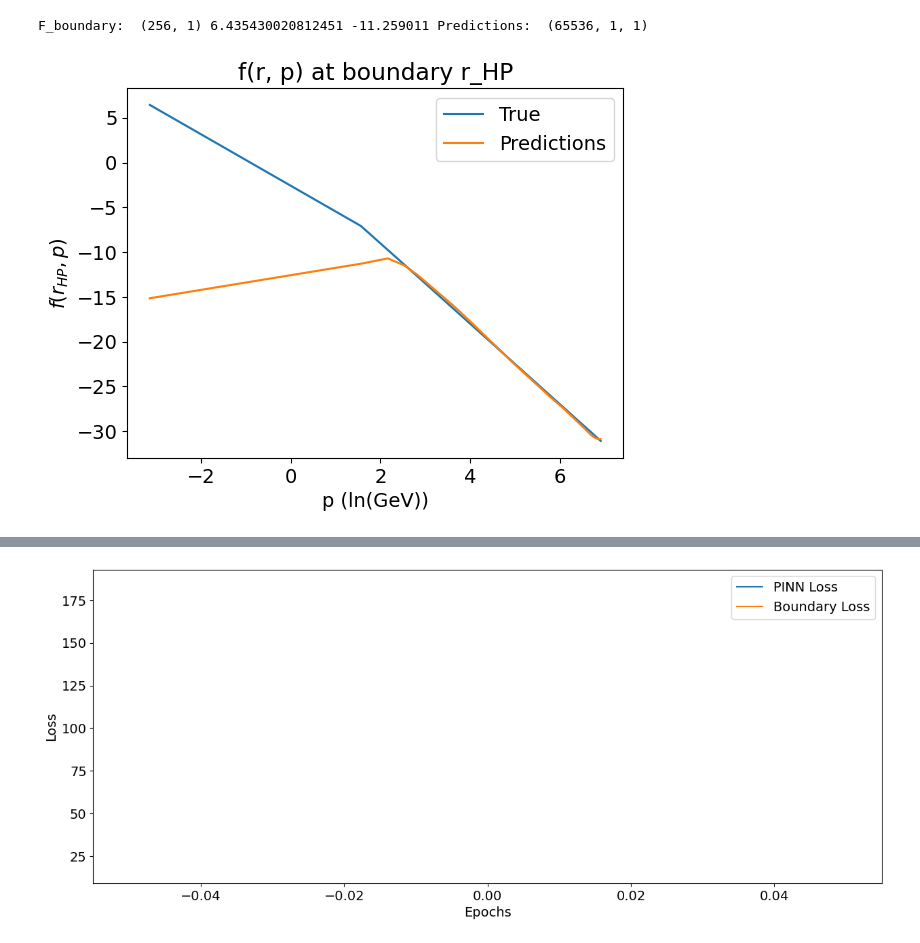
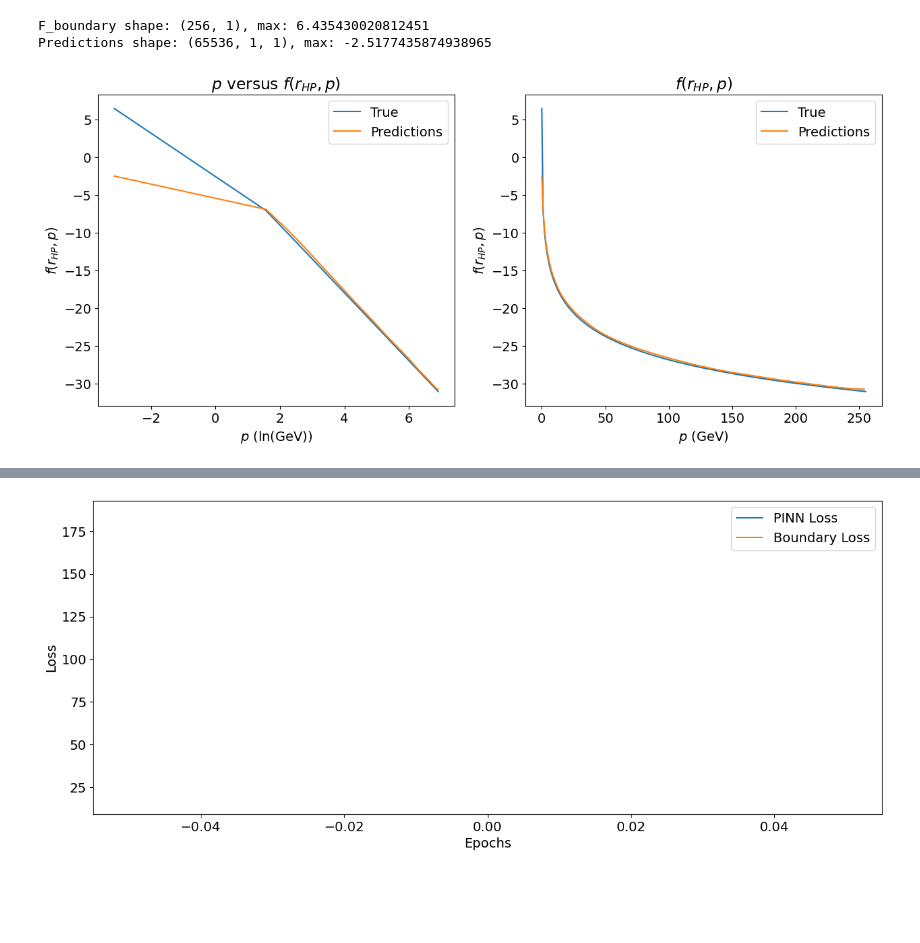
Before and after one commit to linneawolniewicz/pinns, a Jupyter notebook: figures/visualize.ipynb, the cells around one changed output, grey strips where cells are left out. Cells and saved outputs as stored; diff of their text form; code cells hidden in the pictures; blank space fills up the shorter version.

```diff
--- a/figures/visualize.ipynb
+++ b/figures/visualize.ipynb
@@ -26,27 +26,35 @@ with open('f_boundary.pkl', 'rb') as file:
 with open('p.pkl', 'rb') as file:
     p = pkl.load(file)
 # %%
+# Get size and check inputs
 size = int(np.sqrt(f_predict.shape[0]))
 
-print("F_boundary: ", f_boundary.shape, np.max(f_boundary), np.max(f_pred_boundary), "Predictions: ", predictions.shape)
+print(f'F_boundary shape: {f_boundary.shape}, max: {np.max(f_boundary)}')
+print(f'Predictions shape: {predictions.shape}, max: {np.max(predictions[:, :, -1].reshape((size, size)).T[:-1, -1])}')
 # %% [output]
-F_boundary:  (256, 1) 6.435430020812451 -11.259011 Predictions:  (65536, 1, 1)
+F_boundary shape: (256, 1), max: 6.435430020812451
+Predictions shape: (65536, 1, 1), max: -2.5177435874938965
-# %%
-# Plot prediction and boundary data at r_HP = 120 AU
-# plt.plot(f_boundary, label='True')
-# plt.plot(predictions[:, :, -1].reshape((size, size)).T[:-1, -1], label='Predictions') # Has added [0.] element from preds bug. Ignore final indice
-
-plt.plot(p,f_boundary, label='True')
-plt.plot(p[:-1], predictions[:, :, -1].reshape((size, size)).T[:-1, -1], label='Predictions') # Has added [0.] element from preds bug. Ignore final indice
-
-plt.title("f(r, p) at boundary r_HP")
-plt.xlabel("p (ln(GeV))")
-plt.ylabel("$f(r_{HP}, p)$")
-plt.legend()
-plt.savefig("boundary.png")
-plt.show()
-# %% [output]
-[figure, removed]
+# %%
+# Plot prediction and boundary data at r_HP = 120 AU
+fig, ax = plt.subplots(nrows=1, ncols=2, figsize=(15, 6))
+
+ax[0].plot(p, f_boundary, label='True')
+ax[0].plot(p[:-1], predictions[:, :, -1].reshape((size, size)).T[:-1, -1], label='Predictions') # Has added [0.] element from preds bug. Ignore final indice
+ax[0].set_title("$p$ versus $f(r_{HP}, p)$")
+ax[0].set_xlabel("$p$ (ln(GeV))")
+ax[0].set_ylabel("$f(r_{HP}, p)$")
+ax[0].legend()
+
+ax[1].plot(f_boundary, label='True')
+ax[1].plot(predictions[:, :, -1].reshape((size, size)).T[:-1, -1], label='Predictions') # Has added [0.] element from preds bug. Ignore final indice
+ax[1].set_title("$f(r_{HP}, p)$")
+ax[1].set_xlabel("$p$ (GeV)")
+ax[1].set_ylabel("$f(r_{HP}, p)$")
+ax[1].legend()
+
+plt.savefig("boundary.png")
+# %% [output]
+[figure, added]
 # %%
 # Plot prediction at the final epoch
 plt.imshow(predictions[:, :, -1].reshape((size, size))[:-1, :-1], cmap='magma')
```
Also changed, not shown: parts of 1 cell of this notebook, 3 other files.
